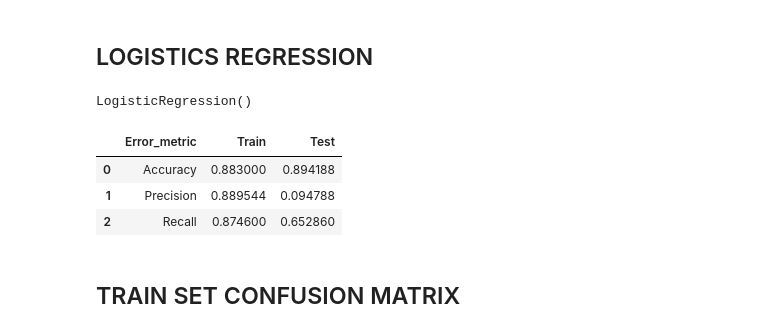
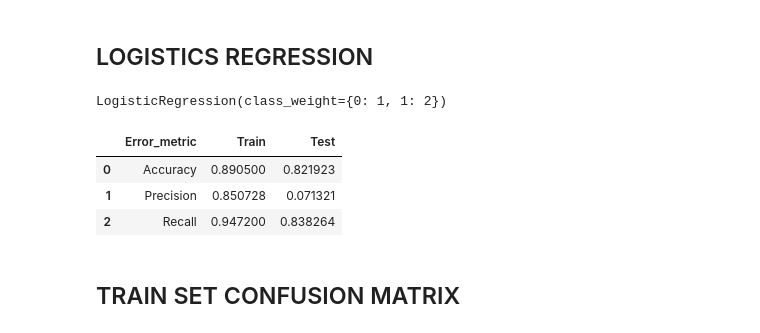
Before and after one commit to HaniehRJP/Final-Project, a Jupyter notebook: final project (logistics + scaling + downsampling and smote).ipynb, the cells around one changed output. Drawn from its saved outputs; the diff is of its cells as text; code cells hidden in the pictures.

```diff
--- a/final project (logistics + scaling + downsampling and smote).ipynb
+++ b/final project (logistics + scaling + downsampling and smote).ipynb
@@ -283,30 +271,31 @@ PowerTransformer()
 # %%
 #fitting LOGISTICS REGRESSION
 
-log_model = LogisticRegression() # weights to be added if we want to avoid fall negative or fall positive
+weights = {0: 1, 1: 2}
+log_model = LogisticRegression(class_weight=weights) # weights to be added if we want to avoid fall negative or fall positive
 log_model.fit(X_train_pt, y_train_sm)
 
 # predicting data
 y_pred_train = log_model.predict(X_train_pt)
 y_pred_test = log_model.predict(X_test_pt)
 
 
 #results
 performance_log = pd.DataFrame({'Error_metric': ['Accuracy','Precision','Recall'],
                                'Train': [accuracy_score(y_train_sm, y_pred_train),
                                          precision_score(y_train_sm, y_pred_train),
                                          recall_score(y_train_sm, y_pred_train)],
                                'Test': [accuracy_score(y_test, y_pred_test),
                                         precision_score(y_test, y_pred_test),
                                         recall_score(y_test, y_pred_test)]})
 
 display(performance_log)
 # %% [output]
-LogisticRegression()
+LogisticRegression(class_weight={0: 1, 1: 2})
 |  | Error_metric | Train | Test |
-| 0 | Accuracy | 0.883000 | 0.894188 |
-| 1 | Precision | 0.889544 | 0.094788 |
-| 2 | Recall | 0.874600 | 0.652860 |
+| 0 | Accuracy | 0.890500 | 0.821923 |
+| 1 | Precision | 0.850728 | 0.071321 |
+| 2 | Recall | 0.947200 | 0.838264 |
 # %% [markdown]
 ## TRAIN SET CONFUSION MATRIX
 # %%
```
Also changed, not shown: parts of 7 cells of this notebook.
